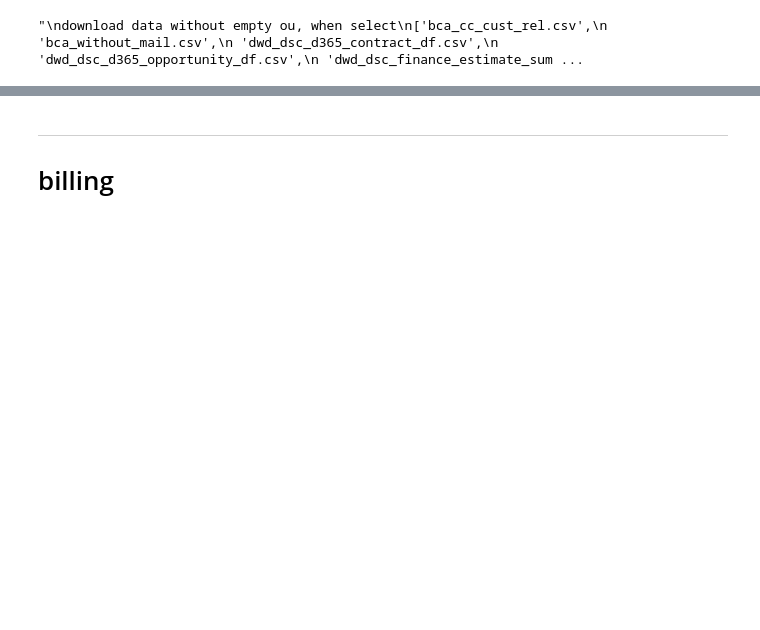
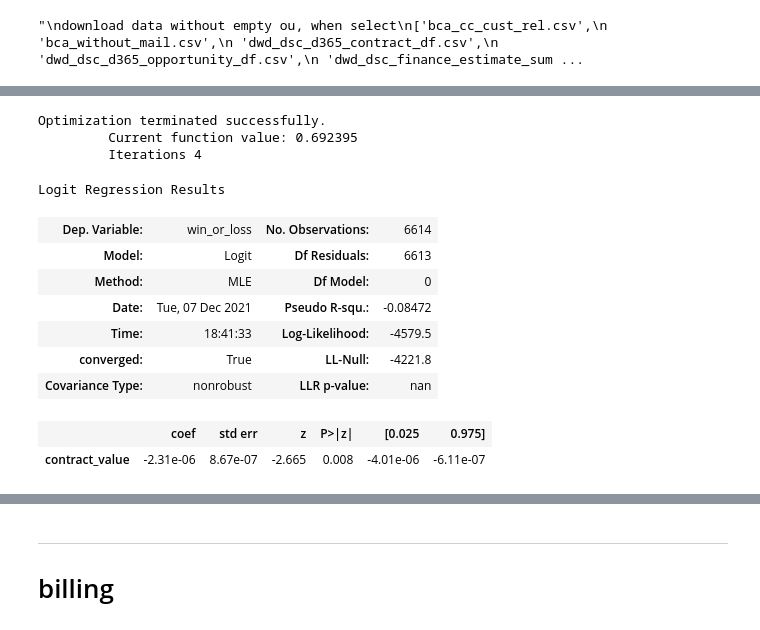
Before and after one commit to fyenne/play8_paint, a Jupyter notebook: profile.ipynb, the cells around one changed output, grey strips where cells are left out. Saved outputs shown, nothing was run; the diff lists cells and outputs as text; code cells hidden in the pictures; blank space fills up the shorter version.

```diff
--- a/profile.ipynb
+++ b/profile.ipynb
@@ -120,0 +139,17 @@ opportunity = data_prepare();opportunity.head(3)
+# %%
+# 商机金额大小与转化率的关系。 c
+smf.logit(formula = "win_or_loss ~ contract_value -1 ", data = df).fit().summary()
+# %% [output]
+Optimization terminated successfully.
+         Current function value: 0.692395
+         Iterations 4
+Logit Regression Results
+| Dep. Variable: | win_or_loss | No. Observations: | 6614 |
+| Model: | Logit | Df Residuals: | 6613 |
+| Method: | MLE | Df Model: | 0 |
+| Date: | Tue, 07 Dec 2021 | Pseudo R-squ.: | -0.08472 |
+| Time: | 18:41:33 | Log-Likelihood: | -4579.5 |
+| converged: | True | LL-Null: | -4221.8 |
+| Covariance Type: | nonrobust | LLR p-value: | nan |
+|  | coef | std err | z | P>|z| | [0.025 | 0.975] |
+| contract_value | -2.31e-06 | 8.67e-07 | -2.665 | 0.008 | -4.01e-06 | -6.11e-07 |
```
Also changed, not shown: parts of 9 cells of this notebook, 4 other files.
